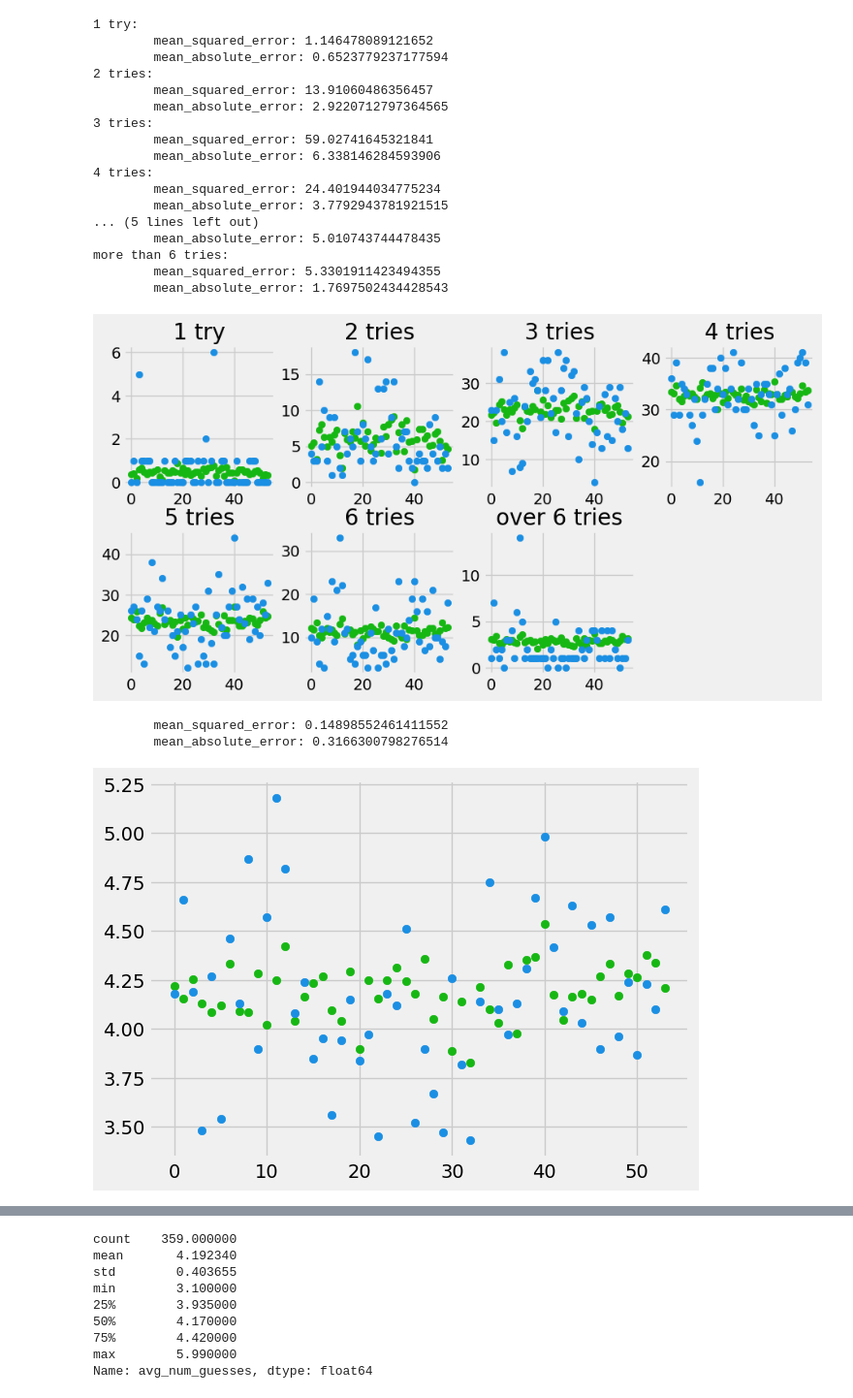
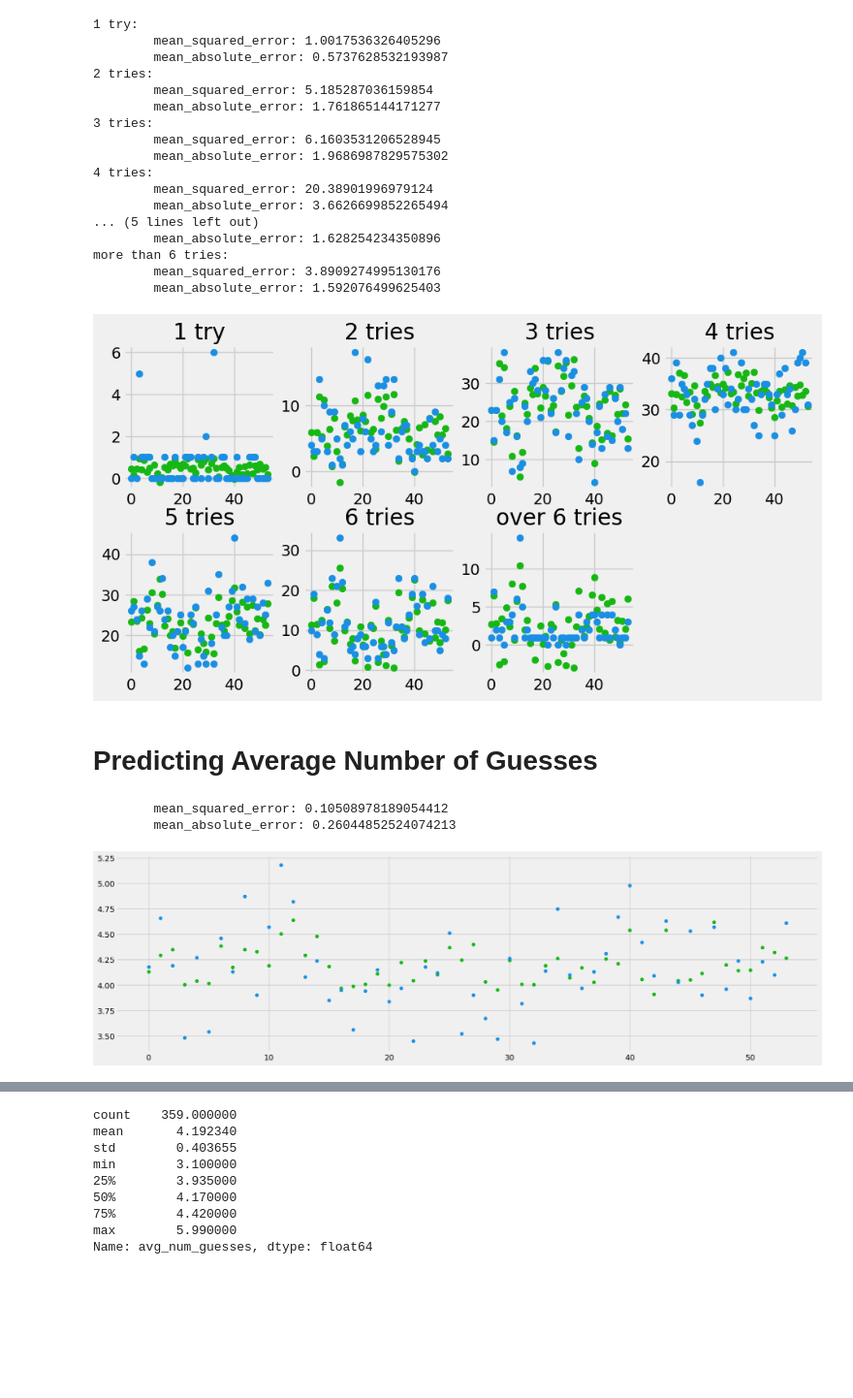
Before and after one commit to carlostbello/COMAP2023, a Jupyter notebook: src/regression.ipynb, the cells around one changed output, grey strips where cells are left out. Shown: that part at 97% size. Saved outputs shown, nothing was run; the diff lists cells and outputs as text; code cells hidden in the pictures; blank space fills up the shorter version.

```diff
--- a/src/regression.ipynb
+++ b/src/regression.ipynb
@@ -157,5 +153,5 @@ more than 6 tries:
 # %%
-X = df[['word_score']]
+X = df[['avg_num_guesses']]
 y = df[['in1','in2','in3','in4','in5','in6','over6']]
 
 X_train, X_test, y_train, y_test = train_test_split(X,y,test_size=0.15,random_state=42)
@@ -170,45 +166,47 @@ preds2 = model.predict(X_test)
 
 model=LinearRegression()
 model.fit(X_train,y_train.in3)
 preds3 = model.predict(X_test)
 
 model=LinearRegression()
 model.fit(X_train,y_train.in4)
 preds4 = model.predict(X_test)
 
 model=LinearRegression()
 model.fit(X_train,y_train.in5)
 preds5 = model.predict(X_test)
 
 model=LinearRegression()
 model.fit(X_train,y_train.in6)
 preds6 = model.predict(X_test)
 
 model=LinearRegression()
 model.fit(X_train,y_train.over6)
 preds7 = model.predict(X_test)
 
 print_errors()
 plot_results()
 # %% [output]
 1 try:
-        mean_squared_error: 1.146478089121652
-        mean_absolute_error: 0.6523779237177594
+        mean_squared_error: 1.0017536326405296
+        mean_absolute_error: 0.5737628532193987
 2 tries:
-        mean_squared_error: 13.91060486356457
-        mean_absolute_error: 2.9220712797364565
+        mean_squared_error: 5.185287036159854
+        mean_absolute_error: 1.761865144171277
 3 tries:
-        mean_squared_error: 59.02741645321841
-        mean_absolute_error: 6.338146284593906
+        mean_squared_error: 6.1603531206528945
+        mean_absolute_error: 1.9686987829575302
 4 tries:
-        mean_squared_error: 24.401944034775234
-        mean_absolute_error: 3.7792943781921515
+        mean_squared_error: 20.38901996979124
+        mean_absolute_error: 3.6626699852265494
 ... (5 lines left out)
-        mean_absolute_error: 5.010743744478435
+        mean_absolute_error: 1.628254234350896
 more than 6 tries:
-        mean_squared_error: 5.3301911423494355
-        mean_absolute_error: 1.7697502434428543
+        mean_squared_error: 3.8909274995130176
+        mean_absolute_error: 1.592076499625403
-[figure, old version]
+[figure, new version]
+# %% [markdown]
+# Predicting Average Number of Guesses
 # %%
 X = df[['word_score','letter1_int','letter2_int','letter3_int','letter4_int','letter5_int']]
 y = df[['avg_num_guesses']]
@@ -222,10 +220,11 @@ preds = model.predict(X_test)
 print('\tmean_squared_error:', mean_squared_error(y_test, preds))
 print('\tmean_absolute_error:', mean_absolute_error(y_test, preds))
 
+plt.figure(figsize=(20,6))
 plt.scatter(range(len(preds)),preds)
 plt.scatter(range(len(preds)),y_test)
 plt.show()
 # %% [output]
-        mean_squared_error: 0.14898552461411552
-        mean_absolute_error: 0.3166300798276514
+        mean_squared_error: 0.10508978189054412
+        mean_absolute_error: 0.26044852524074213
-[figure, old version]
+[figure, new version]
```
Also changed, not shown: parts of 17 cells of this notebook, 6 other files.
